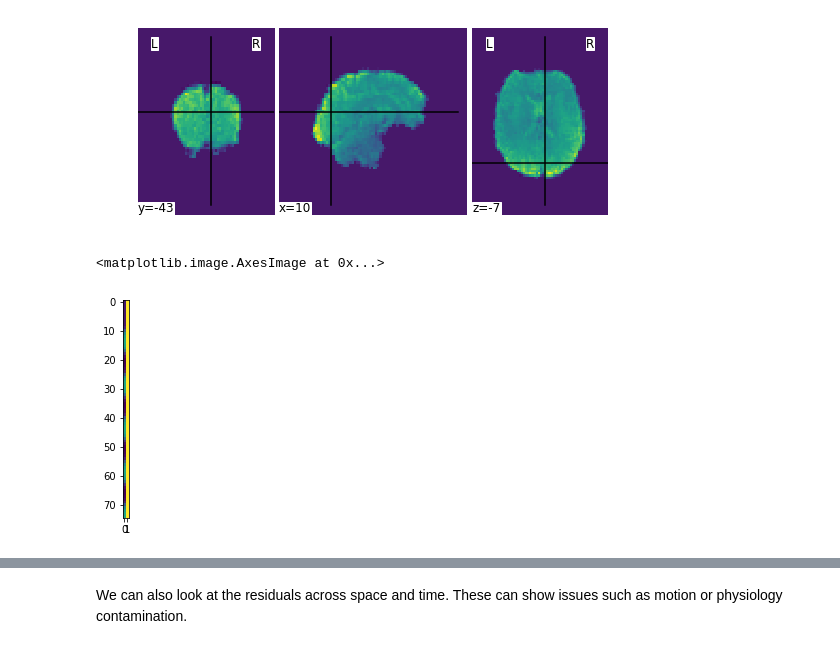
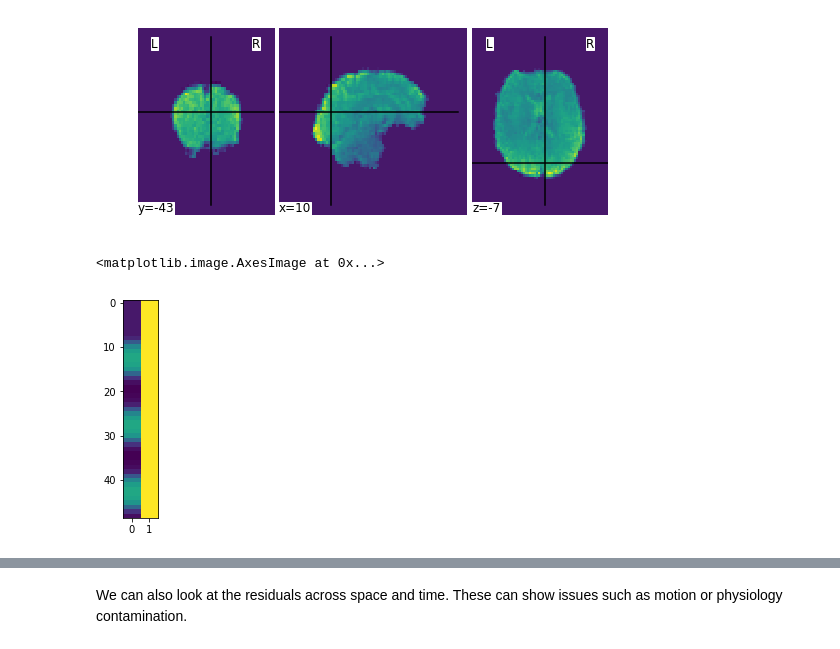
Before and after one commit to carpentries-incubator/SDC-BIDS-fMRI, a Jupyter notebook: bin/05a_general-linear-model-task-based_solutions.ipynb, the cells around one changed output, grey strips where cells are left out. Saved outputs shown, nothing was run; the diff lists cells and outputs as text; code cells hidden in the pictures.

Commit message:
added result plot

```diff
--- a/bin/05a_general-linear-model-task-based_solutions.ipynb
+++ b/bin/05a_general-linear-model-task-based_solutions.ipynb
@@ -25,17 +27,22 @@ The description of this task is contained in `data/ds000030/task-bht_bold.json`.
 import numpy as np
 import matplotlib.pyplot as plt
 
+# make table in python variables
 rest_time = 16.5
 act_time = 13.5
-block_time = act_time+rest_time
-total_time = 150
+block_length = act_time+rest_time
+scan_time = 150
 TR=2
-blocks = total_time/block_time
+num_blocks = total_time/block_time
 
-times = np.linspace(0, total_time-1, total_time/TR)
+# calculate the time each volume was collected
+volume_times = np.linspace(0, scan_time-1, scan_time/TR)
+# calulate the stimulus for one block of rest and activation
 block_regressor = np.concatenate((np.zeros(int(np.round(rest_time/TR))), np.ones(int(np.round(act_time/TR)))))
+#repeat the stimuls for the number of blocks
 task_regressor = np.tile(block_regressor, int(blocks))
 
+#plot the data
 plt.plot(times,task_regressor)
 plt.xlabel('Time (s)')
 plt.ylabel('Activation')
@@ -110,13 +117,13 @@ Masked image shape:  (79, 39076)
 # %%
 # Our design matrix right now is just our regressor. Let's add an offset so our fit is: Y = AX+B
 # This will account for mean intensity changes
 
 X = np.stack((task_convolved, np.ones_like(task_convolved)),axis=1)
 plt.figure()
-plt.imshow(X)
+plt.imshow(X[1:50,:], aspect=0.25)
 # %% [output]
 <matplotlib.image.AxesImage at 0x...>
-[figure, old version]
+[figure, new version]
 # %%
 # now we can fit it using a simple least squares regression and map it back to epi space
 param_ests, res, _, _=np.linalg.lstsq(X, epi_data)
```
Also changed, not shown: parts of 7 cells of this notebook.
